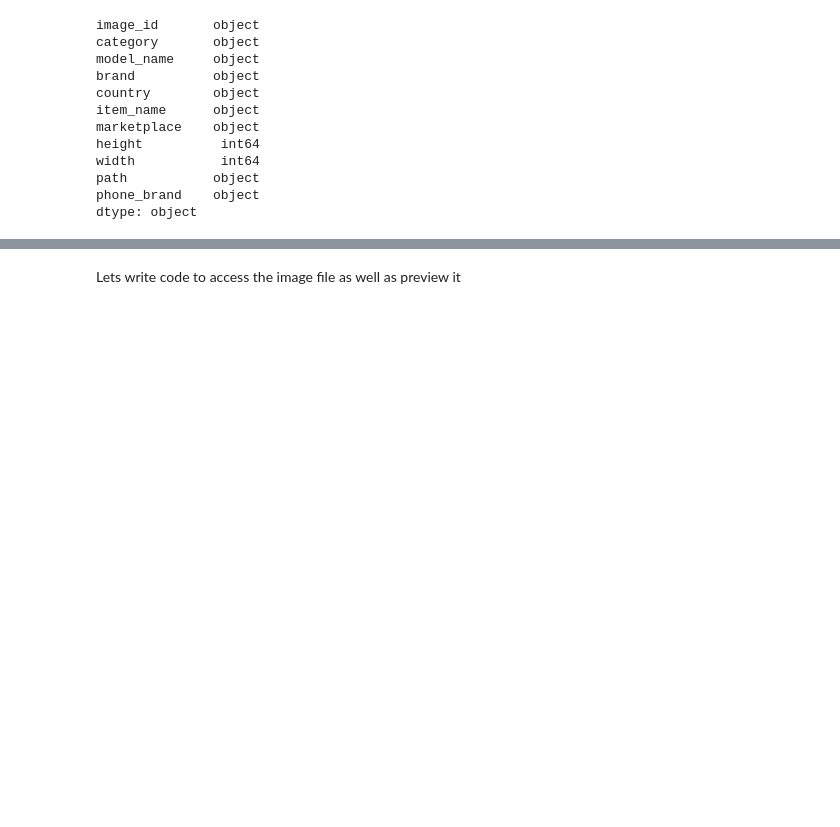
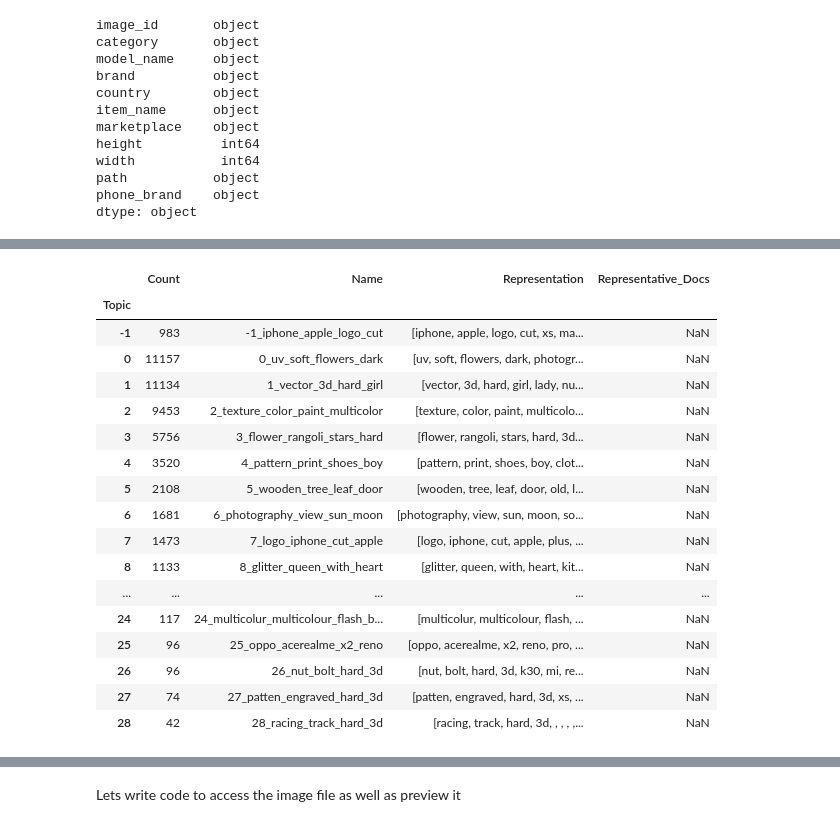
Before and after one commit to fedorTurchenko18/dsc-515, a Jupyter notebook: Submission/res_analysis.ipynb, the cells around one changed output, grey strips where cells are left out. Drawn from its saved outputs; the diff is of its cells as text; code cells hidden in the pictures; blank space fills up the shorter version.

Commit message:
add topics_paths_data code to submission notebook

```diff
--- a/Submission/res_analysis.ipynb
+++ b/Submission/res_analysis.ipynb
@@ -313,0 +373,14 @@ dtype: object
+# %%
+import string
+# remove punctuation and special characters
+image_metadata_df_2200x1879['item_name_tokenized'] = image_metadata_df_2200x1879['item_name_tokenized'].apply(
+    lambda x: ''.join([char for char in x if char not in string.punctuation])
+)
+# %%
+import nltk
+nltk.download('punkt')
+from nltk.tokenize import word_tokenize
+# tokenize descriptions
+image_metadata_df_2200x1879['item_name_tokenized'] = image_metadata_df_2200x1879['item_name_tokenized'].apply(
+    lambda x: word_tokenize(x)
+)
@@ -313,0 +391,33 @@ dtype: object
+# %%
+# now we can remove repeated phrase from each item name
+image_metadata_df_2200x1879['item_name_tokenized'] = image_metadata_df_2200x1879['item_name_tokenized'].apply(
+    lambda x: list(
+        set(x).difference(set(repeated))
+    )
+)
+# %%
+topic_model = BERTopic(nr_topics=30)
+corpus = [' '.join(i) for i in image_metadata_df_2200x1879['item_name_tokenized']]
+topics, probs = topic_model.fit_transform(corpus)
+# %%
+topic_model_df = topic_model.get_topic_info().set_index('Topic')
+topic_model_df
+# %% [output]
+|  | Count | Name | Representation | Representative_Docs |
+| Topic |  |  |  |  |
+| -1 | 983 | -1_iphone_apple_logo_cut | [iphone, apple, logo, cut, xs, ma... | NaN |
+| 0 | 11157 | 0_uv_soft_flowers_dark | [uv, soft, flowers, dark, photogr... | NaN |
+| 1 | 11134 | 1_vector_3d_hard_girl | [vector, 3d, hard, girl, lady, nu... | NaN |
+| 2 | 9453 | 2_texture_color_paint_multicolor | [texture, color, paint, multicolo... | NaN |
+| 3 | 5756 | 3_flower_rangoli_stars_hard | [flower, rangoli, stars, hard, 3d... | NaN |
+| 4 | 3520 | 4_pattern_print_shoes_boy | [pattern, print, shoes, boy, clot... | NaN |
+| 5 | 2108 | 5_wooden_tree_leaf_door | [wooden, tree, leaf, door, old, l... | NaN |
+| 6 | 1681 | 6_photography_view_sun_moon | [photography, view, sun, moon, so... | NaN |
+| 7 | 1473 | 7_logo_iphone_cut_apple | [logo, iphone, cut, apple, plus, ... | NaN |
+| 8 | 1133 | 8_glitter_queen_with_heart | [glitter, queen, with, heart, kit... | NaN |
+| ... | ... | ... | ... | ... |
+| 24 | 117 | 24_multicolur_multicolour_flash_b... | [multicolur, multicolour, flash, ... | NaN |
+| 25 | 96 | 25_oppo_acerealme_x2_reno | [oppo, acerealme, x2, reno, pro, ... | NaN |
+| 26 | 96 | 26_nut_bolt_hard_3d | [nut, bolt, hard, 3d, k30, mi, re... | NaN |
+| 27 | 74 | 27_patten_engraved_hard_3d | [patten, engraved, hard, 3d, xs, ... | NaN |
+| 28 | 42 | 28_racing_track_hard_3d | [racing, track, hard, 3d, , , , ,... | NaN |
```
Also changed, not shown: parts of 15 cells of this notebook.
